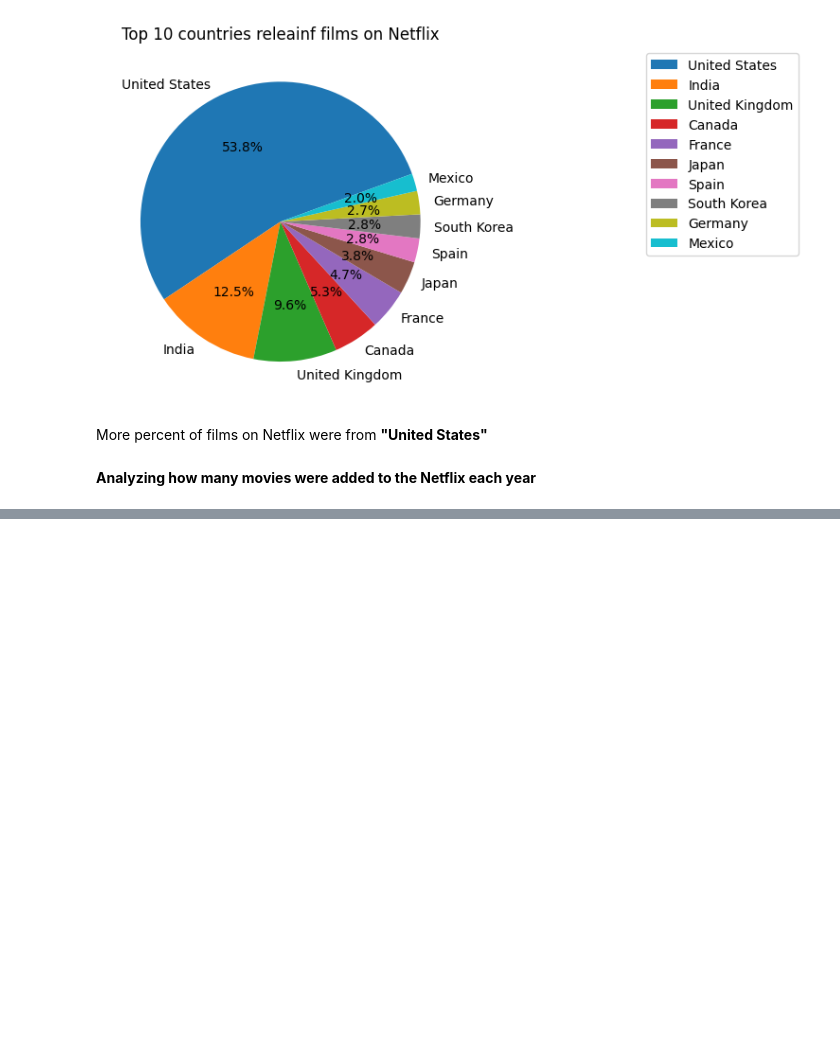
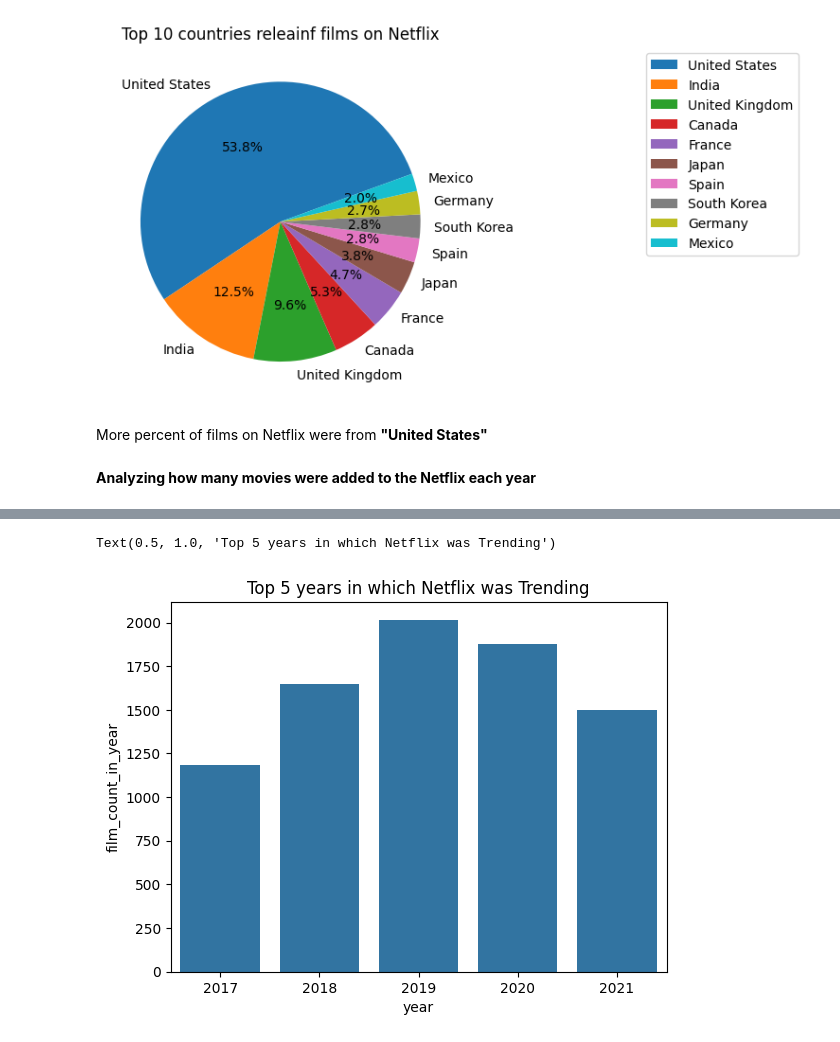
Before and after one commit to pragnakulkarni/Netflix-Movies-and-TV-Shows, a Jupyter notebook: Welcome_To_Colab.ipynb, the cells around one changed output, grey strips where cells are left out. Saved outputs shown, nothing was run; the diff lists cells and outputs as text; code cells hidden in the pictures; blank space fills up the shorter version.

```diff
--- a/Welcome_To_Colab.ipynb
+++ b/Welcome_To_Colab.ipynb
@@ -424,3 +424,10 @@ films_in_year
 | 11 | 2019 | 2016 |
 | 12 | 2020 | 1879 |
 | 13 | 2021 | 1498 |
+# %%
+# Here let us sort the "films_in_year" dataframe to know the
+# top 5 years in which most of the films were added to the netflix
+films_in_year = films_in_year.sort_values(by = 'film_count_in_year', ascending = False)
+films_in_year
+# We can say if the more films added to the Netflix in the particular year,
+# that means in those years netflix platform was in the trend and is doing good.
@@ -426,0 +452,3 @@ films_in_year
+# %%
+top_5_years = films_in_year.head()
+top_5_years
@@ -426,0 +462,6 @@ films_in_year
+# %%
+sns.barplot(data = top_5_years,x = 'year', y = 'film_count_in_year')
+plt.title('Top 5 years in which Netflix was Trending')
+# %% [output]
+Text(0.5, 1.0, 'Top 5 years in which Netflix was Trending')
+[figure, added]
```
Also changed, not shown: parts of 7 cells of this notebook.
